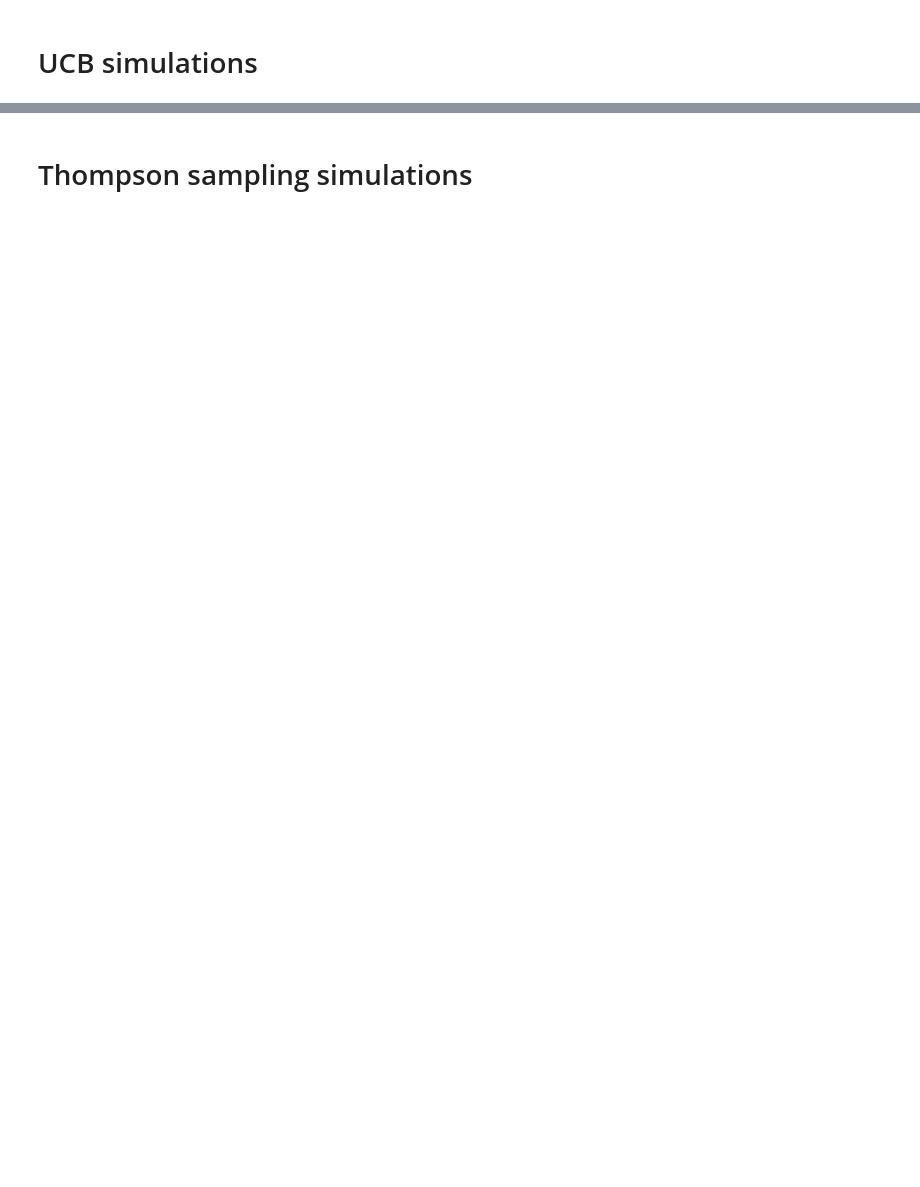
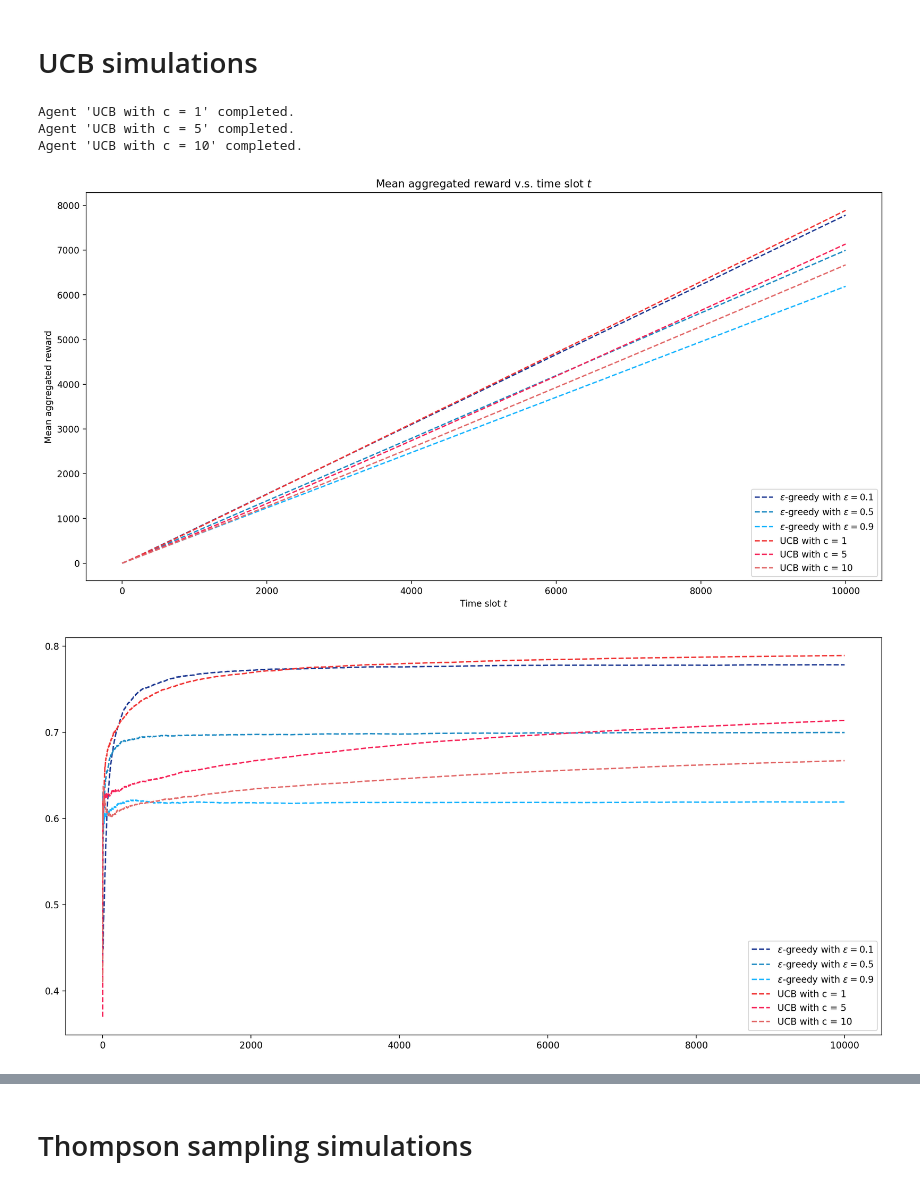
Before and after one commit to WinDerek/awesome-multi-armed-bandit, a Jupyter notebook: bandit_project/three_armed_bandit.ipynb, the cells around one changed output, grey strips where cells are left out. Cells and saved outputs as stored; diff of their text form; code cells hidden in the pictures; blank space fills up the shorter version.

```diff
--- a/bandit_project/three_armed_bandit.ipynb
+++ b/bandit_project/three_armed_bandit.ipynb
@@ -59,2 +64,16 @@ Agent '$\epsilon$-greedy with $\epsilon = 0.9$' completed.
 # %% [markdown]
 # UCB simulations
+# %%
+from agent import UcbAgent
+
+
+for agent in [UcbAgent(c=c) for c in [1, 5, 10]]:
+    sim.run_agent(agent)
+
+sim.plot()
+# %% [output]
+Agent 'UCB with c = 1' completed.
+Agent 'UCB with c = 5' completed.
+Agent 'UCB with c = 10' completed.
+[figure, added]
+[figure, added]
```
Also changed, not shown: parts of 5 cells of this notebook, 2 other files.
